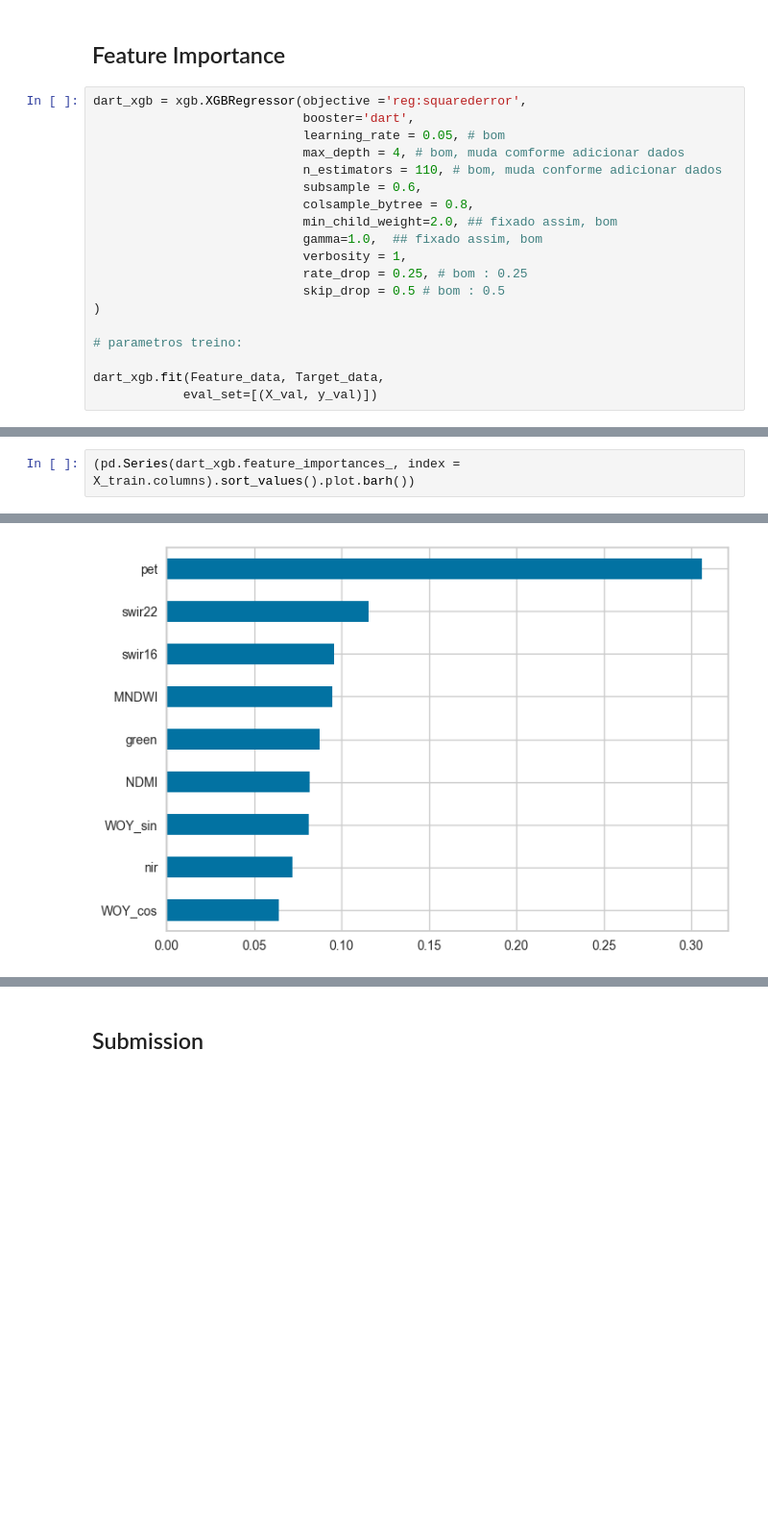
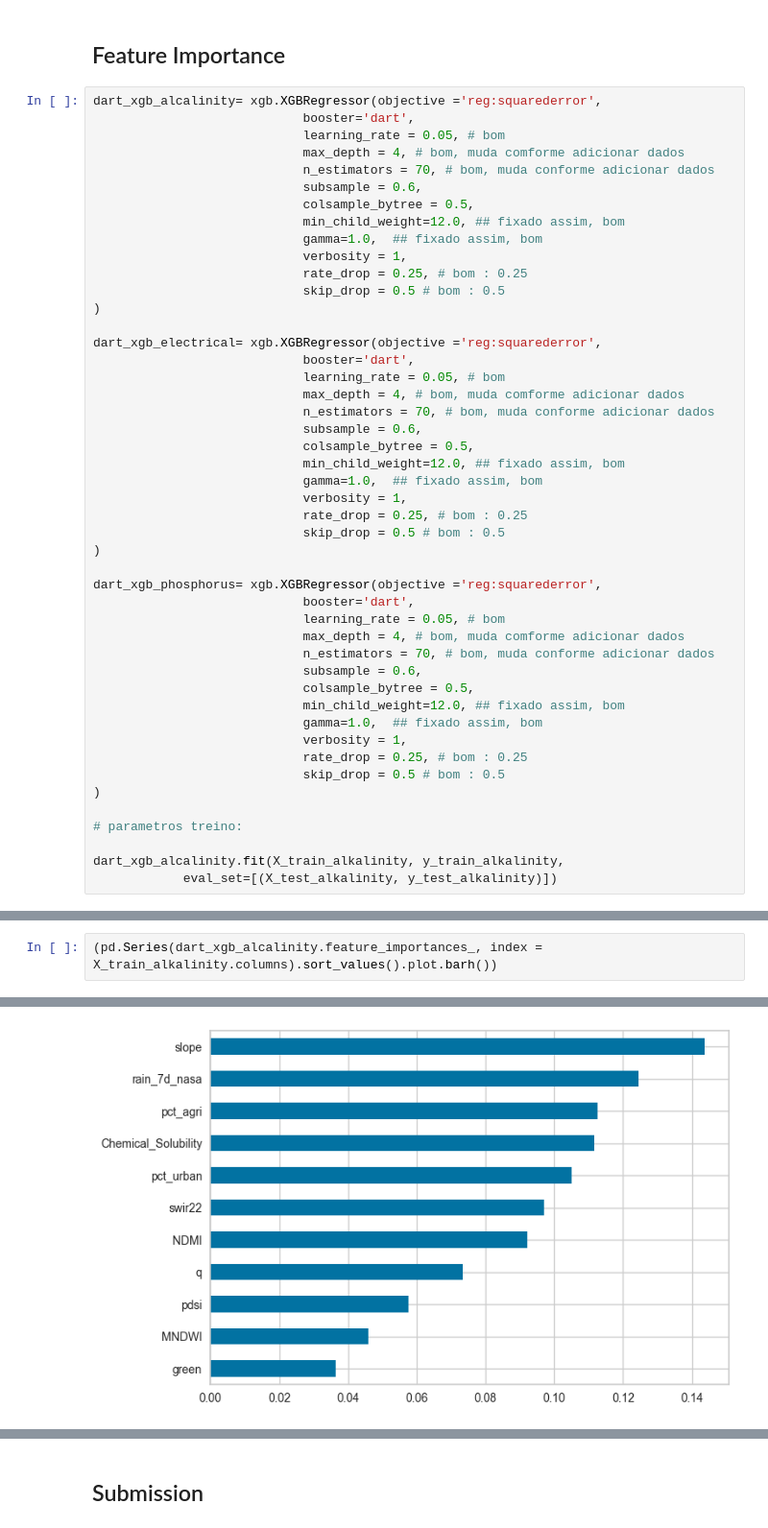
Before and after one commit to Lucas-Bussinger/EY-2026-AI-Challange, a Jupyter notebook: Model/BoostModel.ipynb, the cells around one changed output, grey strips where cells are left out. Shown at 96% size. Drawn from its saved outputs; the diff is of its cells as text; blank space fills up the shorter version.

```diff
--- a/Model/BoostModel.ipynb
+++ b/Model/BoostModel.ipynb
@@ -86,14 +123,42 @@ _ = ms.learning_curve(boost_predicter, Feature_data, Target_data, scoring='neg_m
 # %% [markdown]
 ## Feature Importance
 # %%
-dart_xgb = xgb.XGBRegressor(objective ='reg:squarederror',
+dart_xgb_alcalinity= xgb.XGBRegressor(objective ='reg:squarederror',
                             booster='dart',
                             learning_rate = 0.05, # bom
                             max_depth = 4, # bom, muda comforme adicionar dados
-                            n_estimators = 110, # bom, muda conforme adicionar dados
+                            n_estimators = 70, # bom, muda conforme adicionar dados
                             subsample = 0.6,
-                            colsample_bytree = 0.8,
-                            min_child_weight=2.0, ## fixado assim, bom
+                            colsample_bytree = 0.5,
+                            min_child_weight=12.0, ## fixado assim, bom
+                            gamma=1.0,  ## fixado assim, bom
+                            verbosity = 1,
+                            rate_drop = 0.25, # bom : 0.25
+                            skip_drop = 0.5 # bom : 0.5
+)
+
+dart_xgb_electrical= xgb.XGBRegressor(objective ='reg:squarederror',
+                            booster='dart',
+                            learning_rate = 0.05, # bom
+                            max_depth = 4, # bom, muda comforme adicionar dados
+                            n_estimators = 70, # bom, muda conforme adicionar dados
+                            subsample = 0.6,
+                            colsample_bytree = 0.5,
+                            min_child_weight=12.0, ## fixado assim, bom
+                            gamma=1.0,  ## fixado assim, bom
+                            verbosity = 1,
+                            rate_drop = 0.25, # bom : 0.25
+                            skip_drop = 0.5 # bom : 0.5
+)
+
+dart_xgb_phosphorus= xgb.XGBRegressor(objective ='reg:squarederror',
+                            booster='dart',
+                            learning_rate = 0.05, # bom
+                            max_depth = 4, # bom, muda comforme adicionar dados
+                            n_estimators = 70, # bom, muda conforme adicionar dados
+                            subsample = 0.6,
+                            colsample_bytree = 0.5,
+                            min_child_weight=12.0, ## fixado assim, bom
                             gamma=1.0,  ## fixado assim, bom
                             verbosity = 1,
                             rate_drop = 0.25, # bom : 0.25
@@ -102,6 +167,6 @@ dart_xgb = xgb.XGBRegressor(objective ='reg:squarederror',
 
 # parametros treino:
 
-dart_xgb.fit(Feature_data, Target_data,
-            eval_set=[(X_val, y_val)])
+dart_xgb_alcalinity.fit(X_train_alkalinity, y_train_alkalinity,
+            eval_set=[(X_test_alkalinity, y_test_alkalinity)])
 # %% [output]
@@ -140,5 +271,5 @@ _ = ms.learning_curve(dart_xgb, Feature_data, Target_data, scoring='neg_mean_squ
 # %%
-(pd.Series(dart_xgb.feature_importances_, index = X_train.columns).sort_values().plot.barh())
+(pd.Series(dart_xgb_alcalinity.feature_importances_, index = X_train_alkalinity.columns).sort_values().plot.barh())
 # %% [output]
 <Axes: >
-[figure, old version]
+[figure, new version]
```
Also changed, not shown: parts of 15 cells of this notebook, 4 other files.
